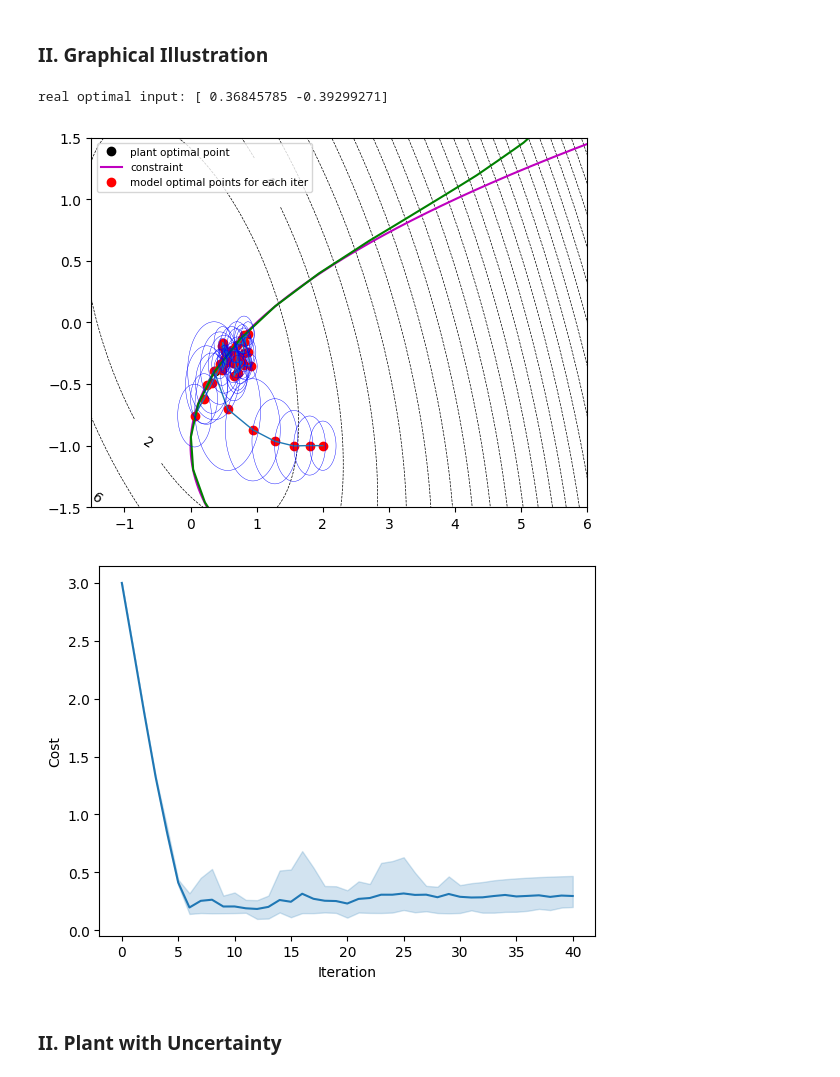
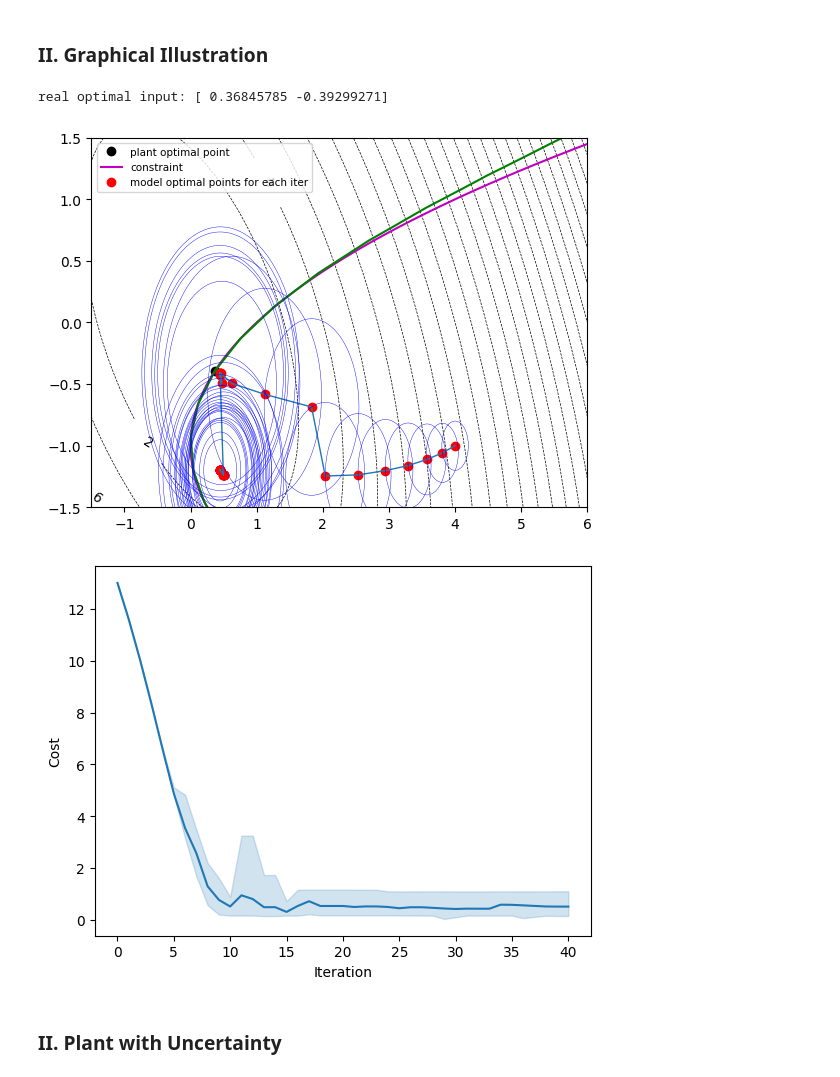
Before and after one commit to dleeim/Safe-Bayesian-Optimization, a Jupyter notebook: Benoit_Problem(BayesianOpt)copy.ipynb, the cells around one changed output. Cells and saved outputs as stored; diff of their text form; code cells hidden in the pictures.

```diff
--- a/Benoit_Problem(BayesianOpt)copy.ipynb
+++ b/Benoit_Problem(BayesianOpt)copy.ipynb
@@ -48,3 +10,12 @@ def con1_system_tight_noiseless(u):
+# %%
+Benoit_System_noiseless_1 = Benoit_Problem.Benoit_System_noiseless_1
+Benoit_System_1 = Benoit_Problem.Benoit_System_1
+
+con1_system_noiseless = Benoit_Problem.con1_system_noiseless
+con1_system = Benoit_Problem.con1_system
+
+con1_system_tight = Benoit_Problem.con1_system_tight
+con1_system_tight_noiseless = Benoit_Problem.con1_system_tight_noiseless
 # %%
 # Plot for objective function
 def plant_drawing(is_constraint,is_tight_constraint):
@@ -120,7 +89,7 @@ real optimal input: [ 0.36845785 -0.39299271]
 # Source: ML4ChemEng_DataDrivenOpt.ipynb from Dr Antonio Del Rio Chanona
 def Ball_sampling(ndim, r_i):
     '''
-    This function samples randomly withing a ball of radius r_i
+    This function samples randomly within a ball of radius r_i
     '''
     u      = np.random.normal(0,1,ndim)  # random sampling in a ball
     norm   = np.sum(u**2)**(0.5)
@@ -173,7 +142,7 @@ def WLS_nomodifier(theta,U,plant_func,plant_constraint):
 def parameter_estimation_nomodifier(U,theta_0,plant_func,plant_constraint):
     '''
     U: matrix: [x^(1),...,x^(n_d)]
-    Y: vecor:  [f(x^(1)),...,f(x^(n_d))]
+    plant_func: vecor:  [f(x^(1)),...,f(x^(n_d))]
 
     This function estimates parameters of the model using sample U,Y
     '''
@@ -241,7 +210,7 @@ def cost_optimize_d_withGP(r,u0,theta,GP_m):
     Added additional constraint that the distance d
     should be within a circle with radius r
     '''
-    d0 = [r/2,r/2]
+    d0 = [0,0]
 
     con = ({'type': 'ineq',
             'fun': lambda d: con1_model_d_withGP(d,u0,theta,GP_m)})
@@ -301,7 +270,7 @@ data['modifiers']   = []
 # Algorithm
 for i in range(n_t):
     # Initialization
-    uk                  = [2,-1]
+    uk                  = [4,-1]
     theta_0             = [1,1,1,1]
     r                   = 0.2
     theta,modifierk,GP_m     = GP_Initilization(n_s,uk,theta_0,r,plant_fun,plant_con1)
@@ -315,7 +284,7 @@ for i in range(n_t):
         data['r']           = [r]
         data['modifiers']   = [[modifierk]]
 
-    # (k=0)
+    # (j=0)
     funk = plant_fun(uk)
     fun_mk = Benoit_Model_nomodifier(uk,theta)
     cost    = [funk]
@@ -351,6 +320,7 @@ for i in range(n_t):
             modifierk_1                             = [modifier_infer[0]]
             data['modifiers'].append([modifierk_1])
 
+
     data[f"Cost Trial {i}"] = cost
 
 
@@ -370,35 +348,35 @@ plt.plot(data['u_0'],data['u_1'], linestyle='-',linewidth=1,label='_nolegend_')
 
 uc_0 = np.linspace(-6.5,6.5,50)
 uc_1 = np.linspace(-6.5,6.5,50)
 UC_0,UC_1 = np.meshgrid(uc_0,uc_1)
 F_C = np.zeros((50,50))
 for i in range(50):
     for j in range(50):
         U = [UC_0[i][j],UC_1[i][j]]
         d = np.array([0,0])
-        F_C[i][j] = con1_model_d_withGP(d,U,theta,GP_m)
+        F_C[i][j] = -con1_model_d_withGP(d,U,theta,GP_m)
 plt.contour(UC_0,UC_1,F_C,[0],colors='g')
 
 i = 0
 for i in range(data['index'][-1]+1):
     centerx,centery = data['u_0'][i],data['u_1'][i]
     r = data['r'][i]
 
     x = np.linspace(centerx-r, centerx+r, 50)
     y = np.linspace(centery-r, centery+r, 50)
     X, Y = np.meshgrid(x,y)
     F = (X-centerx)**2 + (Y-centery)**2 - r**2
     plt.contour(X,Y,F,[0],colors='b',linewidths = 0.3)
 
 plt.legend(["plant optimal point",
             "constraint",
             'model optimal points for each iter',
             'model constraint at the last iter'],
                 fontsize = 7.5)
 plt.show()
 # %% [output]
 real optimal input: [ 0.36845785 -0.39299271]
-[figure, old version]
+[figure, new version]
 # %%
 cost_stat = {}
 cost_stat["mean"] = []
@@ -423,7 +401,7 @@ plt.gca().fill_between(data['index'],cost_stat['min'],cost_stat['max'],color='C0
 plt.xlabel('Iteration'), plt.ylabel('Cost')
 plt.show()
 # %% [output]
-[figure, old version]
+[figure, new version]
 # %% [markdown]
 ### II. Plant with Uncertainty
 # %% [markdown]
```
Also changed, not shown: parts of 14 cells of this notebook, 5 other files.
